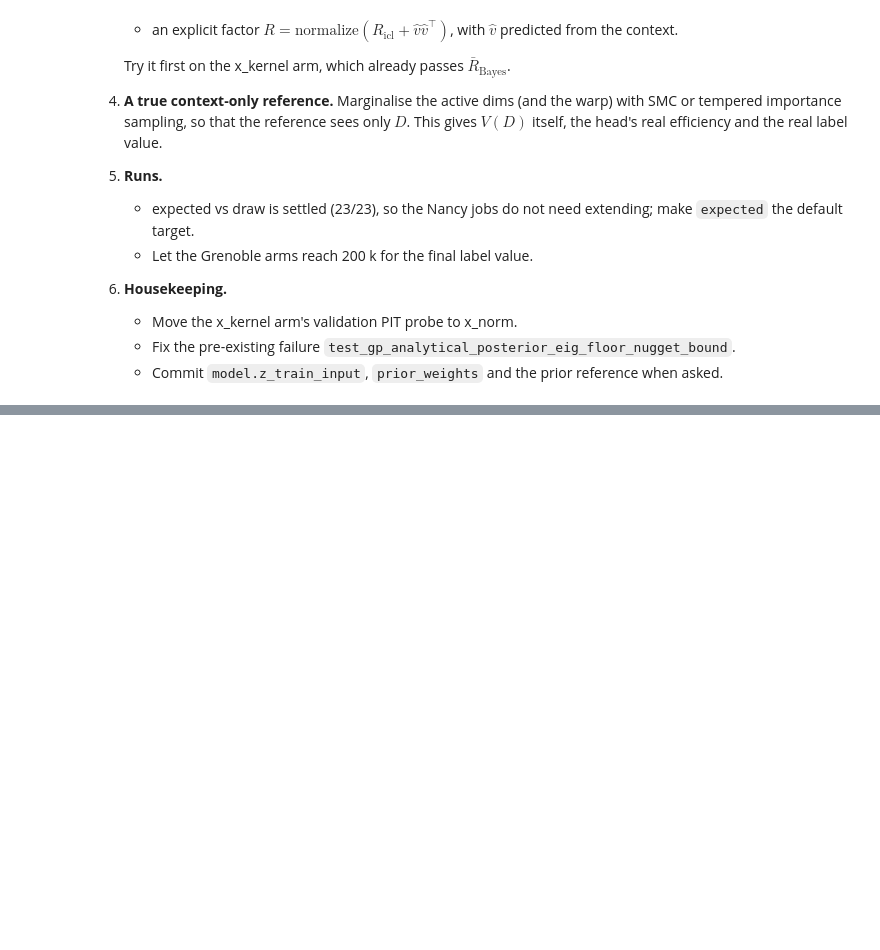
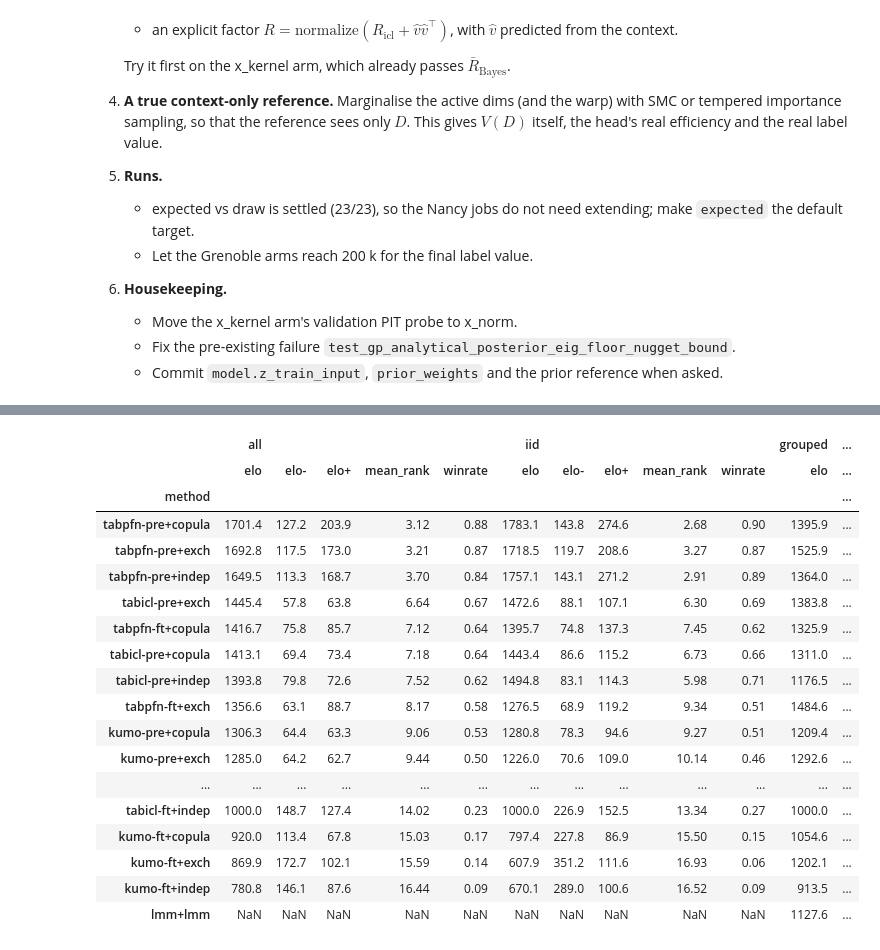
Before and after one commit to Tristan22400/Copula-inter-instance, a Jupyter notebook: notebooks/experiments.ipynb, the cells around one changed output, grey strips where cells are left out. Cells and saved outputs as stored; diff of their text form; code cells hidden in the pictures; blank space fills up the shorter version.

```diff
--- a/notebooks/experiments.ipynb
+++ b/notebooks/experiments.ipynb
@@ -1926,0 +1970,37 @@ copula can exploit.
+# %%
+from scipy.stats import wilcoxon
+
+from eval.runners.beyondarena_report import bootstrap_median
+
+BA = ROOT / "results/beyondarena/joint_ta/main"
+BA_DEV = ("miami_housing", "qsar_tid_11", "wine_quality")
+# Marginal tag -> (backend for the colour, state)
+BA_MARG = {
+    "tabicl-pre": ("TabICL", "pretrained"),
+    "tabicl-ft": ("TabICL", "ERA5-finetuned"),
+    "tabpfn-pre": ("TabPFN", "pretrained"),
+    "tabpfn-ft": ("TabPFN", "ERA5-finetuned"),
+    "kumo-pre": ("Kumo", "pretrained"),
+    "kumo-ft": ("Kumo", "ERA5-finetuned"),
+}
+BA_REGIMES = ["grouped", "temporal", "iid"]
+BA_COLS = ["joint_nll", "energy", "variogram_uniform", "variogram_struct", "agg_group_cov90", "agg_B32_cov90",
+           "rho_pred", "icc_test_z", "sample_crps", "rmse"]
+
+
+def ba_label(tag: str) -> str:
+    b, s = BA_MARG[tag]
+    return f"{MARGINAL_NAME[b]}, {s}"
+
+
+JS = pd.read_csv(BA / "joint_scores.csv", low_memory=False)
+JS = JS[~JS.dataset.str.startswith(BA_DEV)].assign(regime=lambda d: d.info_regime,
+                                                    ds=lambda d: d.dataset.str.rsplit("-", n=1).str[0])
+# Complete (marginal, dataset): every split of the dataset finished (the most splits any marginal has).
+_n = JS[JS.variant.isin(["indep", "lmm"])].groupby(["marginal", "ds"]).size()
+_full = _n.groupby("ds").max()
+_ok = {k for k, v in _n.items() if v == _full[k[1]]}
+JS = JS[[(m, d) in _ok for m, d in zip(JS.marginal, JS.ds)]]
+BA_D = JS.groupby(["marginal", "variant", "regime", "ds"])[BA_COLS].mean().reset_index()
+print(f"{len(JS)} rows; complete datasets per marginal and regime:")
+BA_D[BA_D.variant.isin(["indep", "lmm"])].groupby(["marginal", "regime"]).size().unstack()
@@ -1926,0 +2118,24 @@ copula can exploit.
+# %%
+ELO = {s: pd.read_csv(BA / f"compare/joint_nll/{s}.csv") for s in ["all", "iid", "grouped", "temporal"]}
+pd.concat({s: e.set_index("method")[["elo", "elo-", "elo+", "mean_rank", "winrate"]] for s, e in ELO.items()},
+          axis=1).sort_values(("all", "elo"), ascending=False).round(2)
+# %% [output]
+|  | all |  |  |  |  | iid |  |  |  |  | grouped | ... |
+|  | elo | elo- | elo+ | mean_rank | winrate | elo | elo- | elo+ | mean_rank | winrate | elo | ... |
+| method |  |  |  |  |  |  |  |  |  |  |  | ... |
+| tabpfn-pre+copula | 1701.4 | 127.2 | 203.9 | 3.12 | 0.88 | 1783.1 | 143.8 | 274.6 | 2.68 | 0.90 | 1395.9 | ... |
+| tabpfn-pre+exch | 1692.8 | 117.5 | 173.0 | 3.21 | 0.87 | 1718.5 | 119.7 | 208.6 | 3.27 | 0.87 | 1525.9 | ... |
+| tabpfn-pre+indep | 1649.5 | 113.3 | 168.7 | 3.70 | 0.84 | 1757.1 | 143.1 | 271.2 | 2.91 | 0.89 | 1364.0 | ... |
+| tabicl-pre+exch | 1445.4 | 57.8 | 63.8 | 6.64 | 0.67 | 1472.6 | 88.1 | 107.1 | 6.30 | 0.69 | 1383.8 | ... |
+| tabpfn-ft+copula | 1416.7 | 75.8 | 85.7 | 7.12 | 0.64 | 1395.7 | 74.8 | 137.3 | 7.45 | 0.62 | 1325.9 | ... |
+| tabicl-pre+copula | 1413.1 | 69.4 | 73.4 | 7.18 | 0.64 | 1443.4 | 86.6 | 115.2 | 6.73 | 0.66 | 1311.0 | ... |
+| tabicl-pre+indep | 1393.8 | 79.8 | 72.6 | 7.52 | 0.62 | 1494.8 | 83.1 | 114.3 | 5.98 | 0.71 | 1176.5 | ... |
+| tabpfn-ft+exch | 1356.6 | 63.1 | 88.7 | 8.17 | 0.58 | 1276.5 | 68.9 | 119.2 | 9.34 | 0.51 | 1484.6 | ... |
+| kumo-pre+copula | 1306.3 | 64.4 | 63.3 | 9.06 | 0.53 | 1280.8 | 78.3 | 94.6 | 9.27 | 0.51 | 1209.4 | ... |
+| kumo-pre+exch | 1285.0 | 64.2 | 62.7 | 9.44 | 0.50 | 1226.0 | 70.6 | 109.0 | 10.14 | 0.46 | 1292.6 | ... |
+| ... | ... | ... | ... | ... | ... | ... | ... | ... | ... | ... | ... | ... |
+| tabicl-ft+indep | 1000.0 | 148.7 | 127.4 | 14.02 | 0.23 | 1000.0 | 226.9 | 152.5 | 13.34 | 0.27 | 1000.0 | ... |
+| kumo-ft+copula | 920.0 | 113.4 | 67.8 | 15.03 | 0.17 | 797.4 | 227.8 | 86.9 | 15.50 | 0.15 | 1054.6 | ... |
+| kumo-ft+exch | 869.9 | 172.7 | 102.1 | 15.59 | 0.14 | 607.9 | 351.2 | 111.6 | 16.93 | 0.06 | 1202.1 | ... |
+| kumo-ft+indep | 780.8 | 146.1 | 87.6 | 16.44 | 0.09 | 670.1 | 289.0 | 100.6 | 16.52 | 0.09 | 913.5 | ... |
+| lmm+lmm | NaN | NaN | NaN | NaN | NaN | NaN | NaN | NaN | NaN | NaN | 1127.6 | ... |
```
Also changed, not shown: parts of 12 cells of this notebook, 41 other files.
